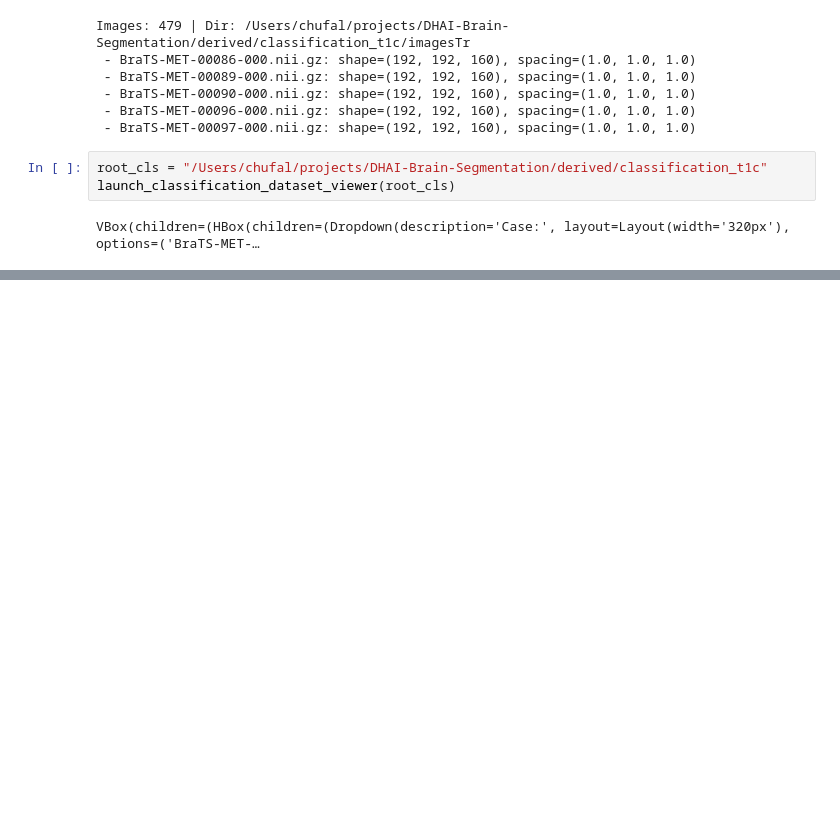
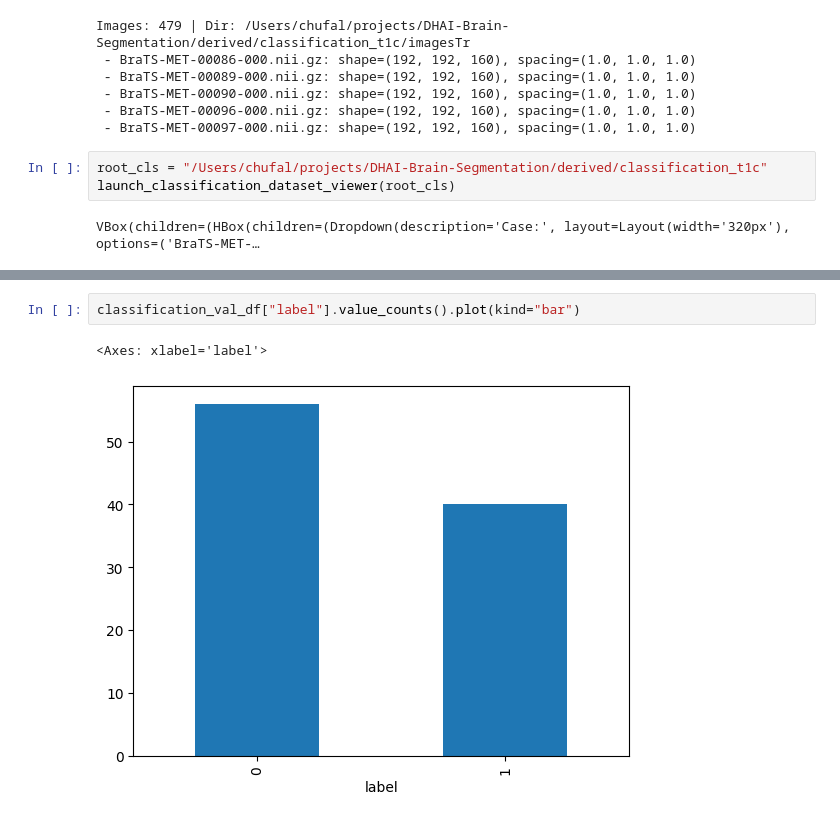
Before and after one commit to kundan1974/DHAI-Brain-Segmentation, a Jupyter notebook: building_dataset_final.ipynb, the cells around one changed output, grey strips where cells are left out. Saved outputs shown, nothing was run; the diff lists cells and outputs as text; blank space fills up the shorter version.

```diff
--- a/building_dataset_final.ipynb
+++ b/building_dataset_final.ipynb
@@ -624,0 +652,5 @@ VBox(children=(HBox(children=(Dropdown(description='Case:', layout=Layout(width=
+# %%
+classification_val_df["label"].value_counts().plot(kind="bar")
+# %% [output]
+<Axes: xlabel='label'>
+[figure, added]
```
Also changed, not shown: parts of 7 cells of this notebook, 3 other files.
